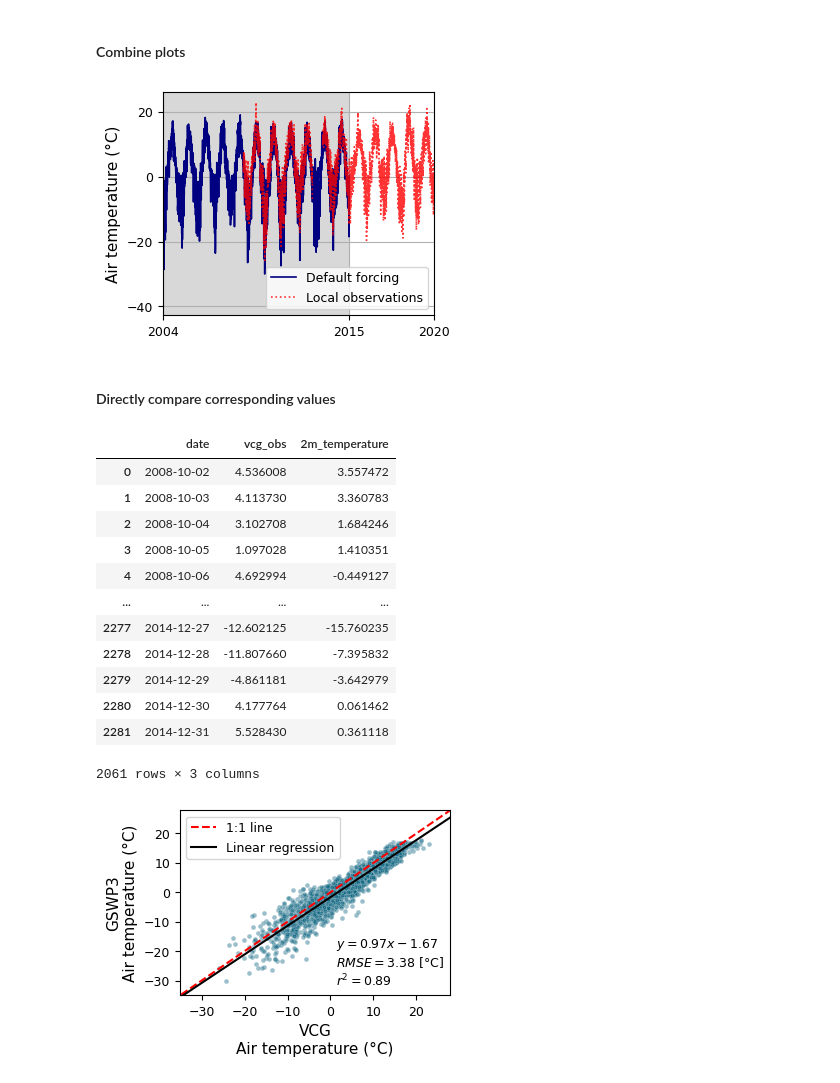
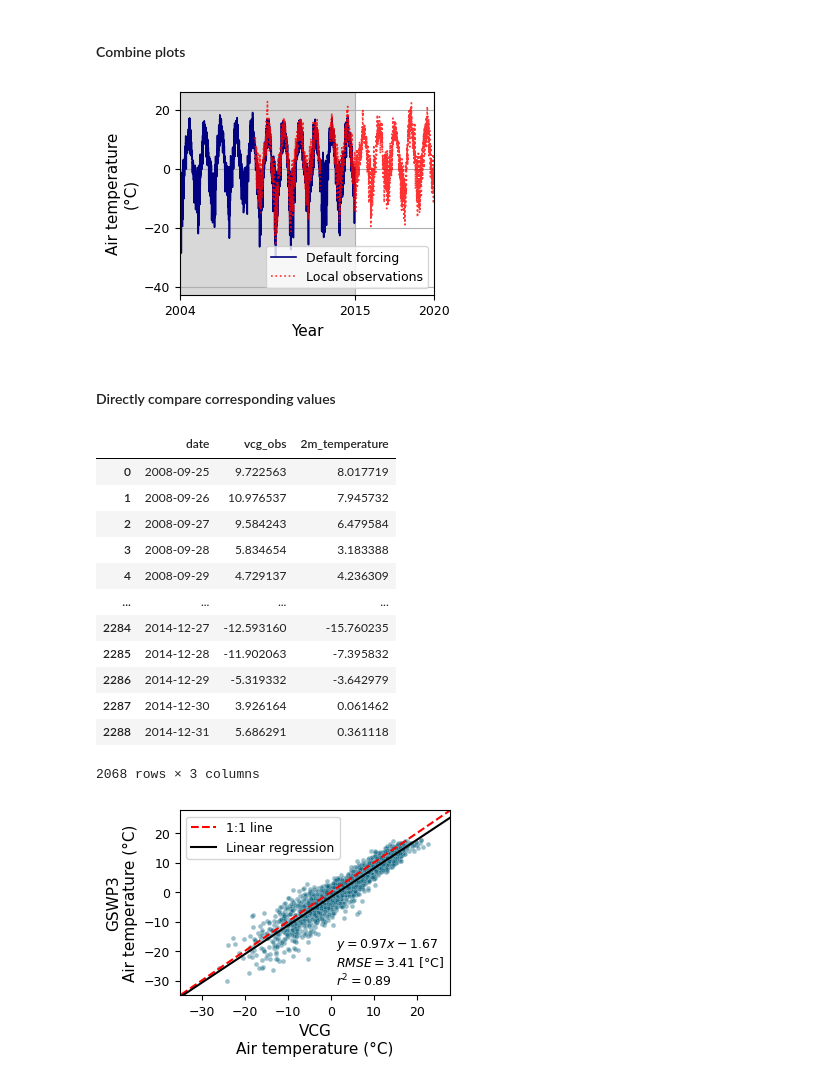
Before and after one commit to NorESMhub/noresm-land-sites-platform, a Jupyter notebook: notebooks/technical_paper_results/gswp3_vs_vcg_temperature.ipynb, the cells around one changed output. Cells and saved outputs as stored; diff of their text form; code cells hidden in the pictures.

Commit message:
Adjust paths etc. in paper results, harmonize plots

```diff
--- a/notebooks/technical_paper_results/gswp3_vs_vcg_temperature.ipynb
+++ b/notebooks/technical_paper_results/gswp3_vs_vcg_temperature.ipynb
@@ -24,13 +45,12 @@ default_model_cforcing_path = Path("./model_data/input/GSWP3v1/BOR1/")
 # Load netcdf data
 start_time = time.time()
 
-default_model_out_data = xr.open_mfdataset(default_model_output_path, decode_times=True)
-
-default_climate_data = xr.open_mfdataset(f'{default_model_cforcing_path}/*{case_id}*.nc',
-                                         concat_dim='time',
-                                         combine='nested',
-                                         decode_times=True
-                                        )
+default_climate_data = xr.open_mfdataset(
+    f'{default_model_gswp3_path}/*{site_code}*.nc',
+    concat_dim='time',
+    combine='nested',
+    decode_times=True
+)
 
 print(f"--- Time it took to read the data: {round(float(time.time() - start_time), 3)} seconds ---")
 # %% [output]
@@ -72,8 +82,7 @@ if not precip_unzip_path.is_dir() and precip_zip_path.is_file():
 # %% [markdown]
 #### Read observation data
 # %%
-obs_temperature_df = pd.read_csv(Path(f"{temp_unzip_path}/Temperature.csv"), low_memory=False)
-obs_precipitation_df = pd.read_csv(Path(f"{precip_unzip_path}/Precipitation.csv"), low_memory=False)
+obs_temperature_df = pd.read_csv(Path(f"{temp_unzip_path}/VCG_clean_temperature.csv"), low_memory=False)
 # %% [markdown]
 #### Plot layout and save path settings
 # %%
@@ -250,36 +266,36 @@ ax.axvspan(xmin=pd.Timestamp(2004, 1, 1),
            alpha=0.3,
            facecolor="gray",
            edgecolor=None
           )
 
-ax.set_ylabel("Air temperature (°C)", fontsize=AX_LABEL_FONT_SIZE)
+ax.set_ylabel("Air temperature\n(°C)", fontsize=AX_LABEL_FONT_SIZE)
+ax.set_xlabel("Year", fontsize=AX_LABEL_FONT_SIZE)
 
 #ax.xaxis.set_major_locator(plt.MaxNLocator(3))
 ax.set_xlim(pd.Timestamp(2004, 1, 1), pd.Timestamp(2020, 1, 1))
 ax.set_xticks(
     [pd.Timestamp(2004, 1, 1),
      pd.Timestamp(2015, 1, 1),
      pd.Timestamp(2020, 1, 1)]
 )
 
 ax.tick_params(axis='both', which='major', labelsize=TICK_LABEL_FONT_SIZE)
-#plt.setp(ax.xaxis.get_majorticklabels(), rotation=45)
 
 import matplotlib.dates as mdates
 my_format = mdates.DateFormatter('%Y')
 ax.xaxis.set_major_formatter(my_format)
 
 ax.grid()
 ax.legend(fontsize=TICK_LABEL_FONT_SIZE)
 
 # Number of y-ticks
 ax.set_yticks([-40, -20, 0, 20])
 
 # Save figure
 fig.tight_layout()
 fig.savefig(fname=f"{plot_save_path}/gswp3_vcg_temperatures.png", format='png')
 # %% [output]
-[figure, old version]
+[figure, new version]
 # %% [markdown]
 #### Directly compare corresponding values
 # %%
@@ -295,18 +311,18 @@ temp_bias_df = temp_bias_df.dropna(axis=0)
 temp_bias_df
 # %% [output]
 |  | date | vcg_obs | 2m_temperature |
-| 0 | 2008-10-02 | 4.536008 | 3.557472 |
-| 1 | 2008-10-03 | 4.113730 | 3.360783 |
-| 2 | 2008-10-04 | 3.102708 | 1.684246 |
-| 3 | 2008-10-05 | 1.097028 | 1.410351 |
-| 4 | 2008-10-06 | 4.692994 | -0.449127 |
+| 0 | 2008-09-25 | 9.722563 | 8.017719 |
+| 1 | 2008-09-26 | 10.976537 | 7.945732 |
+| 2 | 2008-09-27 | 9.584243 | 6.479584 |
+| 3 | 2008-09-28 | 5.834654 | 3.183388 |
+| 4 | 2008-09-29 | 4.729137 | 4.236309 |
 | ... | ... | ... | ... |
-| 2277 | 2014-12-27 | -12.602125 | -15.760235 |
-| 2278 | 2014-12-28 | -11.807660 | -7.395832 |
-| 2279 | 2014-12-29 | -4.861181 | -3.642979 |
-| 2280 | 2014-12-30 | 4.177764 | 0.061462 |
-| 2281 | 2014-12-31 | 5.528430 | 0.361118 |
+| 2284 | 2014-12-27 | -12.593160 | -15.760235 |
+| 2285 | 2014-12-28 | -11.902063 | -7.395832 |
+| 2286 | 2014-12-29 | -5.319332 | -3.642979 |
+| 2287 | 2014-12-30 | 3.926164 | 0.061462 |
+| 2288 | 2014-12-31 | 5.686291 | 0.361118 |
-2061 rows × 3 columns
+2068 rows × 3 columns
 # %%
 # Plot
 fig, ax = plt.subplots(dpi=DPI, figsize=FIG_SIZE_CM)
```
Also changed, not shown: parts of 13 cells of this notebook, 6 other files.
